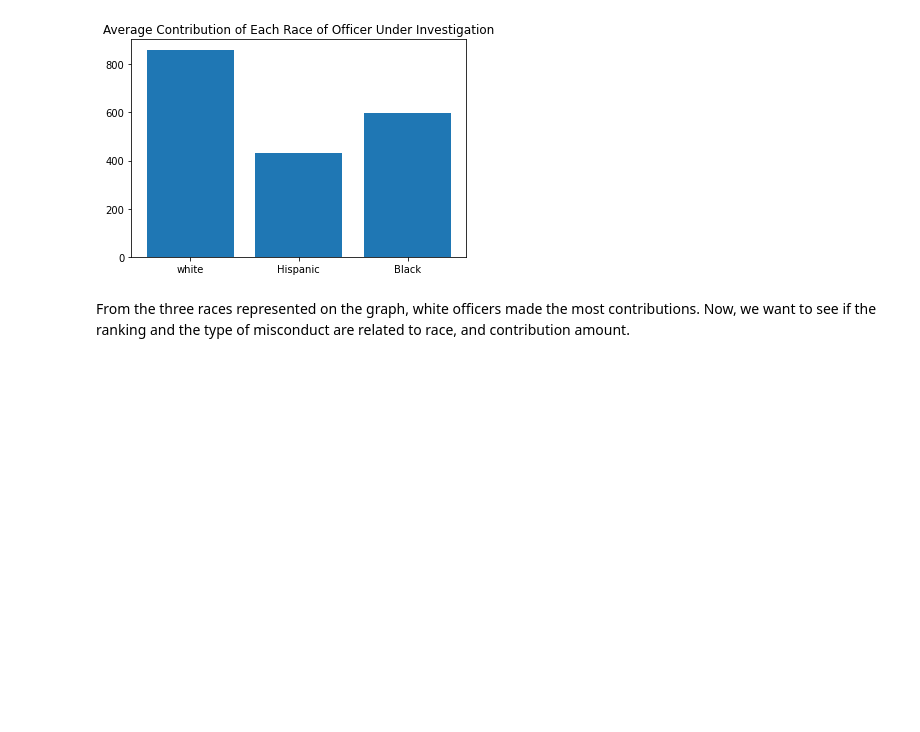
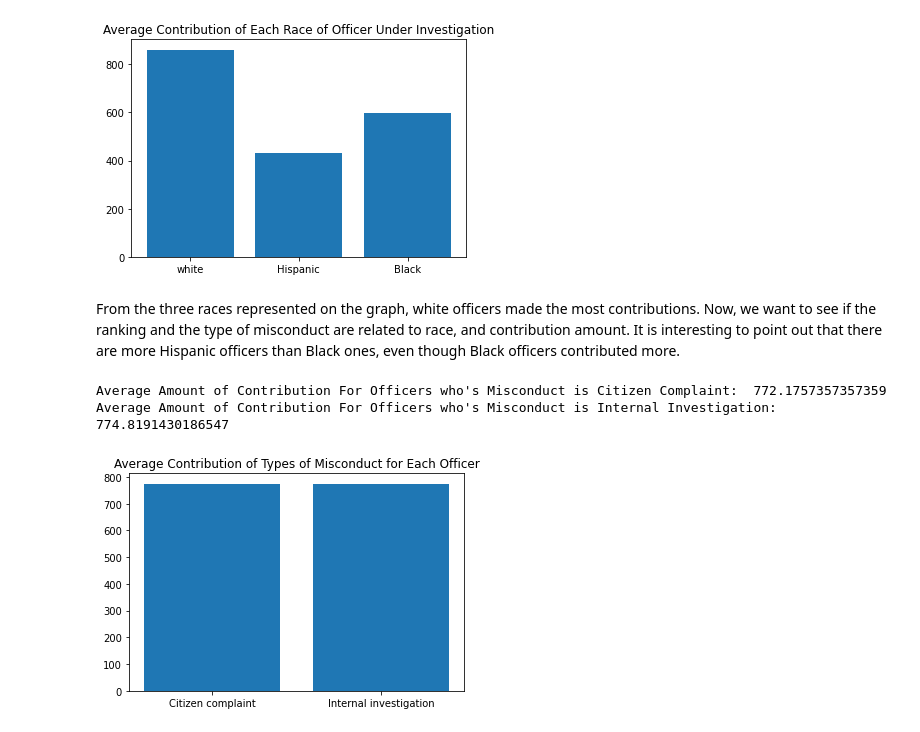
Before and after one commit to BU-Spark/CS506Spring2021Repository, a Jupyter notebook: PoliceConductProject/deliverable4/visualizations.ipynb, the cells around one changed output. Drawn from its saved outputs; the diff is of its cells as text; code cells hidden in the pictures; blank space fills up the shorter version.

```diff
--- a/PoliceConductProject/deliverable4/visualizations.ipynb
+++ b/PoliceConductProject/deliverable4/visualizations.ipynb
@@ -148,4 +148,35 @@ Average Amount of Contribution For Officers that are Black:  599.5087719298245
 [figure]
 # %% [markdown]
 From the three races represented on the graph, white officers made the most contributions. Now, we want to see if
-the ranking and the type of misconduct are related to race, and contribution amount.
+the ranking and the type of misconduct are related to race, and contribution amount. It is interesting to point out that there are more Hispanic officers than Black ones, even though Black officers contributed more.
+# %%
+# Plot types of misconducts and the average contribution made by officer
+
+complaint = []
+for m in df.TypeOfMisconduct:
+    for amount in df.loc[data['TypeOfMisconduct'] == m, 'Total Amount']:
+        if m == 'Citizen complaint':
+            complaint.append(amount)
+investigation = []
+for i in df.TypeOfMisconduct:
+    for amount in df.loc[data['TypeOfMisconduct'] == i, 'Total Amount']:
+        if m == 'Internal investigation':
+            investigation.append(amount)
+
+avg1 = np.mean(complaint)
+avg2 = np.mean(investigation)
+
+print("Average Amount of Contribution For Officers who's Misconduct is Citizen Complaint: ", avg1)
+print("Average Amount of Contribution For Officers who's Misconduct is Internal Investigation: ", avg2)
+
+fig = plt.figure()
+conduct = ['Citizen complaint', 'Internal investigation']
+amount = [avg1, avg2]
+plt.bar(conduct, amount)
+plt.title("Average Contribution of Types of Misconduct for Each Officer")
+plt.show()
+# do we even need the plot?
+# %% [output]
+Average Amount of Contribution For Officers who's Misconduct is Citizen Complaint:  772.1757357357359
+Average Amount of Contribution For Officers who's Misconduct is Internal Investigation:  774.8191430186547
+[figure, added]
```
Also changed, not shown: parts of 3 cells of this notebook.
